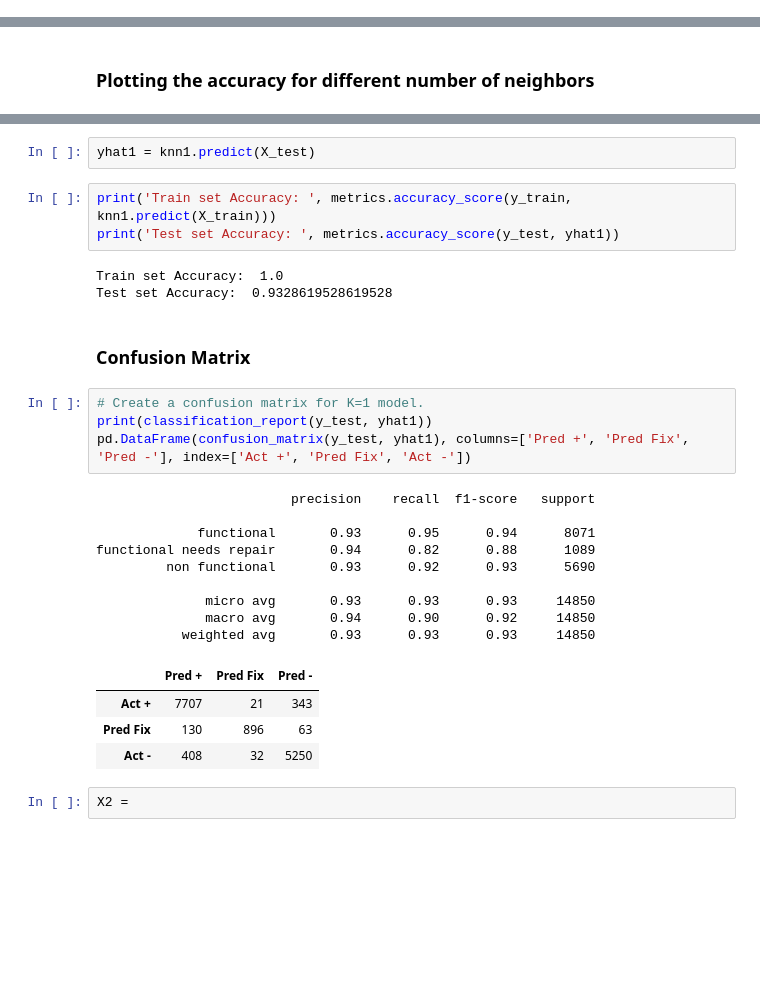
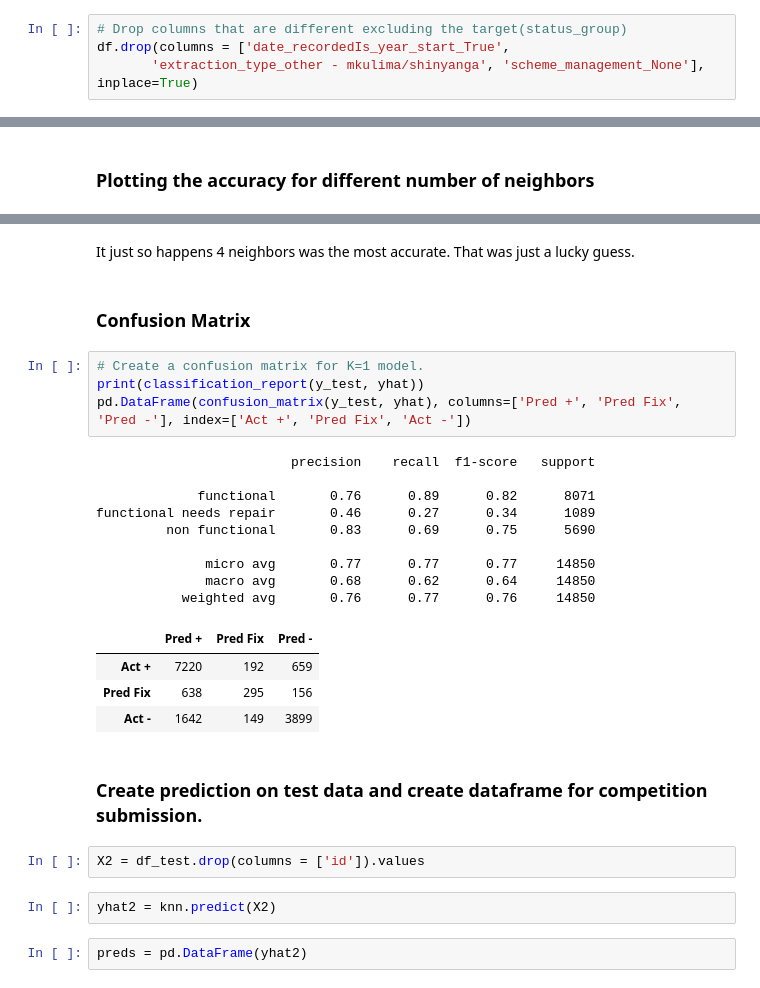
Before and after one commit to Andrew-Carl/Pump-it-Up-Data-Mining-the-Tanzania-Water-Table, a Jupyter notebook: K-Nearest Neighbors Model.ipynb, the cells around one changed output, grey strips where cells are left out. Drawn from its saved outputs; the diff is of its cells as text; blank space fills up the shorter version.

```diff
--- a/K-Nearest Neighbors Model.ipynb
+++ b/K-Nearest Neighbors Model.ipynb
@@ -68,0 +84,4 @@ df_test.head()
+# %%
+# Drop columns that are different excluding the target(status_group)
+df.drop(columns = ['date_recordedIs_year_start_True',
+       'extraction_type_other - mkulima/shinyanga', 'scheme_management_None'], inplace=True)
@@ -161,30 +175,30 @@ KNeighborsClassifier(algorithm='auto', leaf_size=30, metric='minkowski',
-# %%
-yhat1 = knn1.predict(X_test)
-# %%
-print('Train set Accuracy: ', metrics.accuracy_score(y_train, knn1.predict(X_train)))
-print('Test set Accuracy: ', metrics.accuracy_score(y_test, yhat1))
-# %% [output]
-Train set Accuracy:  1.0
-Test set Accuracy:  0.9328619528619528
+# %% [markdown]
+It just so happens 4 neighbors was the most accurate. That was just a lucky guess.
 # %% [markdown]
 ### Confusion Matrix
 # %%
 # Create a confusion matrix for K=1 model.
-print(classification_report(y_test, yhat1))
-pd.DataFrame(confusion_matrix(y_test, yhat1), columns=['Pred +', 'Pred Fix', 'Pred -'], index=['Act +', 'Pred Fix', 'Act -'])
+print(classification_report(y_test, yhat))
+pd.DataFrame(confusion_matrix(y_test, yhat), columns=['Pred +', 'Pred Fix', 'Pred -'], index=['Act +', 'Pred Fix', 'Act -'])
 # %% [output]
                          precision    recall  f1-score   support
 
-             functional       0.93      0.95      0.94      8071
-functional needs repair       0.94      0.82      0.88      1089
-         non functional       0.93      0.92      0.93      5690
+             functional       0.76      0.89      0.82      8071
+functional needs repair       0.46      0.27      0.34      1089
+         non functional       0.83      0.69      0.75      5690
 
-              micro avg       0.93      0.93      0.93     14850
-              macro avg       0.94      0.90      0.92     14850
-           weighted avg       0.93      0.93      0.93     14850
+              micro avg       0.77      0.77      0.77     14850
+              macro avg       0.68      0.62      0.64     14850
+           weighted avg       0.76      0.77      0.76     14850
 |  | Pred + | Pred Fix | Pred - |
-| Act + | 7707 | 21 | 343 |
-| Pred Fix | 130 | 896 | 63 |
-| Act - | 408 | 32 | 5250 |
+| Act + | 7220 | 192 | 659 |
+| Pred Fix | 638 | 295 | 156 |
+| Act - | 1642 | 149 | 3899 |
-# %%
-X2 =
+# %% [markdown]
+### Create prediction on test data and create dataframe for competition submission.
+# %%
+X2 = df_test.drop(columns = ['id']).values
+# %%
+yhat2 = knn.predict(X2)
+# %%
+preds = pd.DataFrame(yhat2)
```
Also changed, not shown: parts of 22 cells of this notebook, 1 other file.
